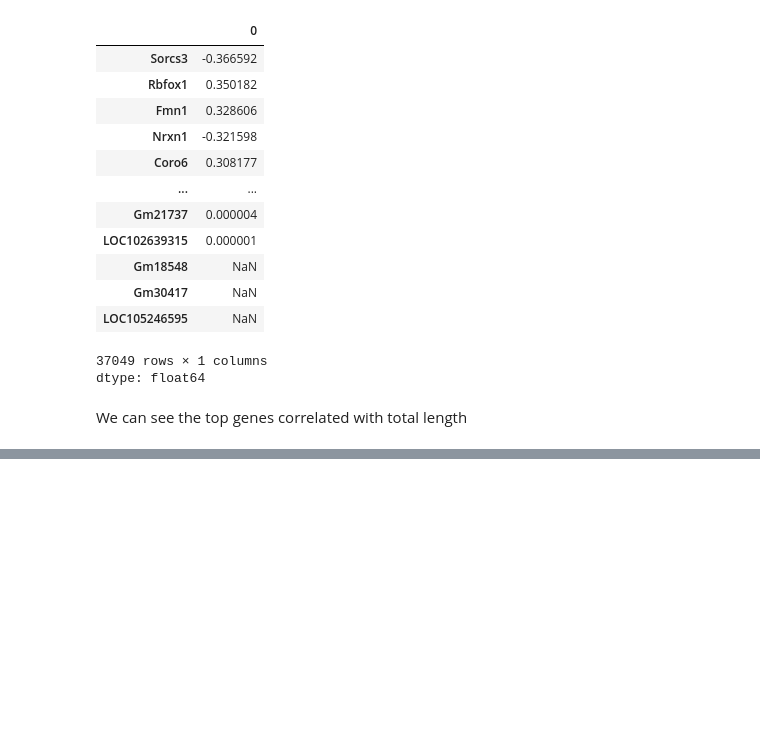
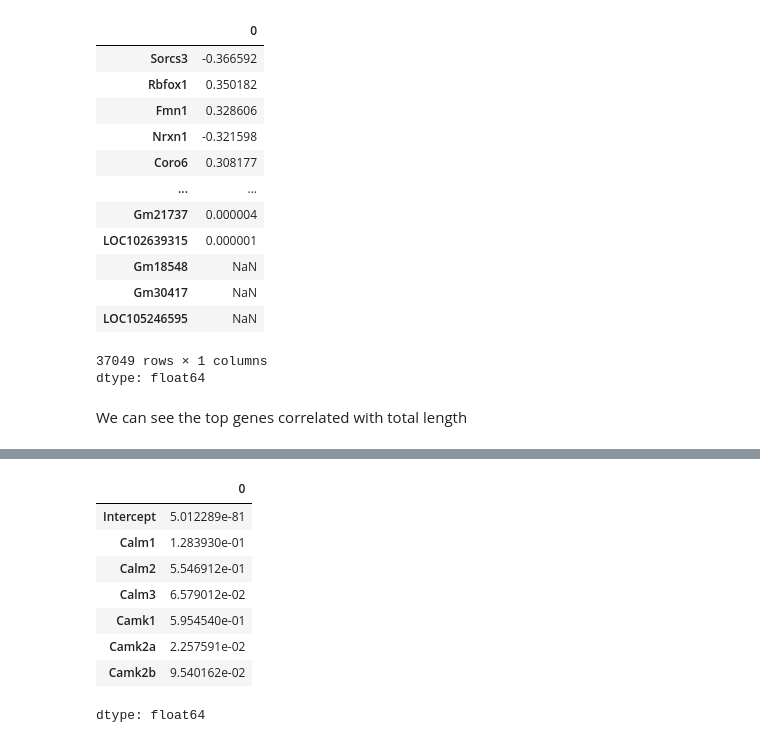
Before and after one commit to tb-harris/neuroscience-2025, a Jupyter notebook: 8_Linear_Regression_with_Genes_and_Morphology.ipynb, the cells around one changed output, grey strips where cells are left out. Saved outputs shown, nothing was run; the diff lists cells and outputs as text; code cells hidden in the pictures; blank space fills up the shorter version.

```diff
--- a/8_Linear_Regression_with_Genes_and_Morphology.ipynb
+++ b/8_Linear_Regression_with_Genes_and_Morphology.ipynb
@@ -299,0 +324,12 @@ We can see the top genes correlated with total length
+# %%
+model_camk.pvalues
+# %% [output]
+|  | 0 |
+| Intercept | 5.012289e-81 |
+| Calm1 | 1.283930e-01 |
+| Calm2 | 5.546912e-01 |
+| Calm3 | 6.579012e-02 |
+| Camk1 | 5.954540e-01 |
+| Camk2a | 2.257591e-02 |
+| Camk2b | 9.540162e-02 |
+dtype: float64
```
Also changed, not shown: parts of 12 cells of this notebook.
